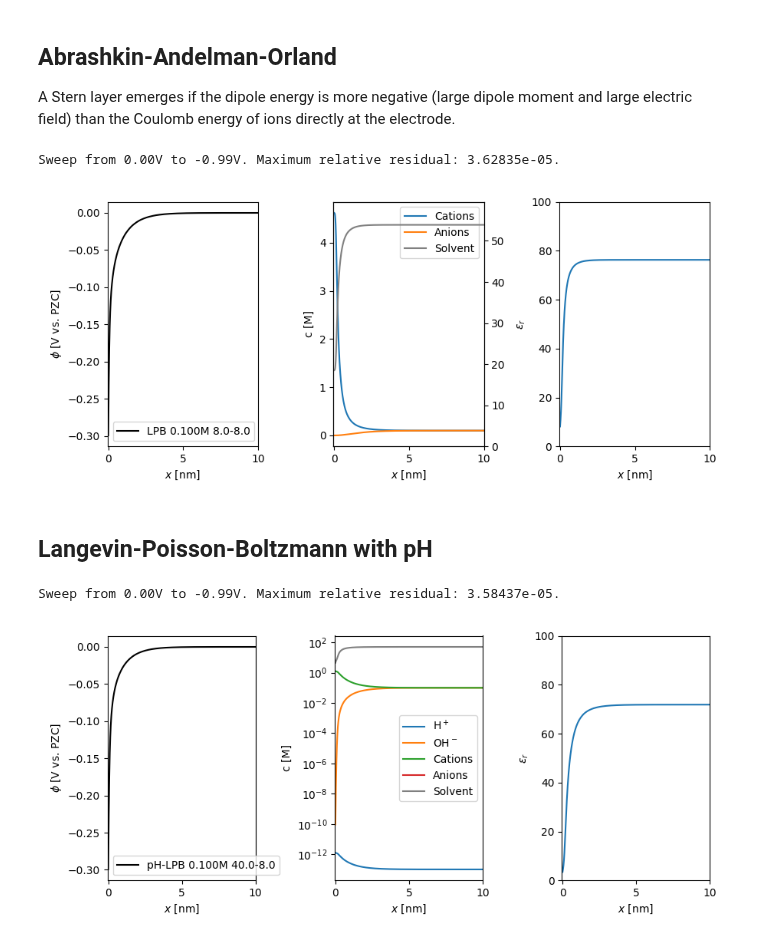
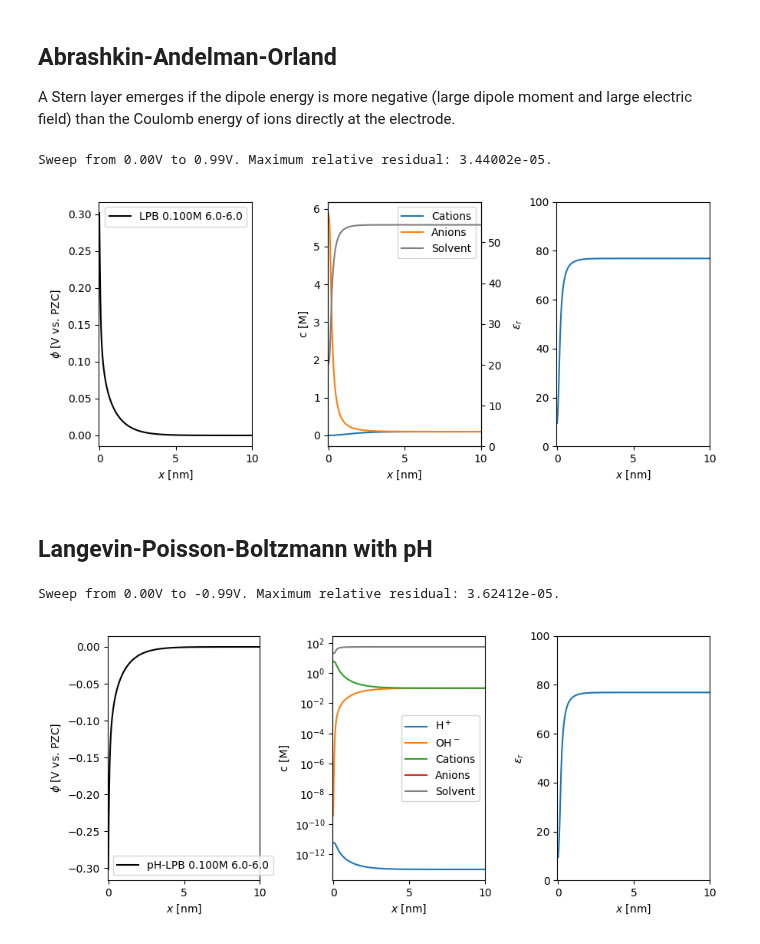
Before and after one commit to lucasdekam/frumkin, a Jupyter notebook: spatial-profiles.ipynb, the cells around one changed output. Saved outputs shown, nothing was run; the diff lists cells and outputs as text; code cells hidden in the pictures.

```diff
--- a/spatial-profiles.ipynb
+++ b/spatial-profiles.ipynb
@@ -41,25 +41,25 @@ Sweep from 0.00V to 0.29V. Maximum relative residual: 3.59076e-05.
 ## Abrashkin-Andelman-Orland
 A Stern layer emerges if the dipole energy is more negative (large dipole moment and large electric field) than the Coulomb energy of ions directly at the electrode.
 # %%
-abr = edl.Abrashkin(ion_concentration_molar, 8, 8, eps_r_opt=1)
-abr_sol = abr.spatial_profiles(-1, p_h=7)
+abr = edl.Abrashkin(ion_concentration_molar, 6, 6, eps_r_opt=1.33**2)
+abr_sol = abr.spatial_profiles(1, p_h=11)
 
 fig, ax = plotting.plot_solution(abr_sol, xmin, xmax, logscale=False)
 plt.show()
 # %% [output]
-Sweep from 0.00V to -0.99V. Maximum relative residual: 3.62835e-05.
+Sweep from 0.00V to 0.99V. Maximum relative residual: 3.44002e-05.
-[figure, old version]
+[figure, new version]
 # %% [markdown]
 ## Langevin-Poisson-Boltzmann with pH
 # %%
-ph_lpb = edl.ProtonLPB(1e-1, 40, 8, 40, 8)
+ph_lpb = edl.ProtonLPB(1e-1, 6, 6, 6, 6)
 ph_lpb_sol = ph_lpb.spatial_profiles(-1, p_h=13, tol=1e-3)
 
 fig, ax = plotting.plot_solution(ph_lpb_sol, xmin, xmax, logscale=True)
 plt.show()
 # %% [output]
-Sweep from 0.00V to -0.99V. Maximum relative residual: 3.58437e-05.
+Sweep from 0.00V to -0.99V. Maximum relative residual: 3.62412e-05.
-[figure, old version]
+[figure, new version]
 # %%
 ins = edl.ProtonLPB(1e-1, 40, 8, 40, 8)
 ins_sol1 = ins.insulator_spatial_profiles(p_h=13, tol=1e-2)
```
Also changed, not shown: parts of 3 cells of this notebook, 5 other files.
